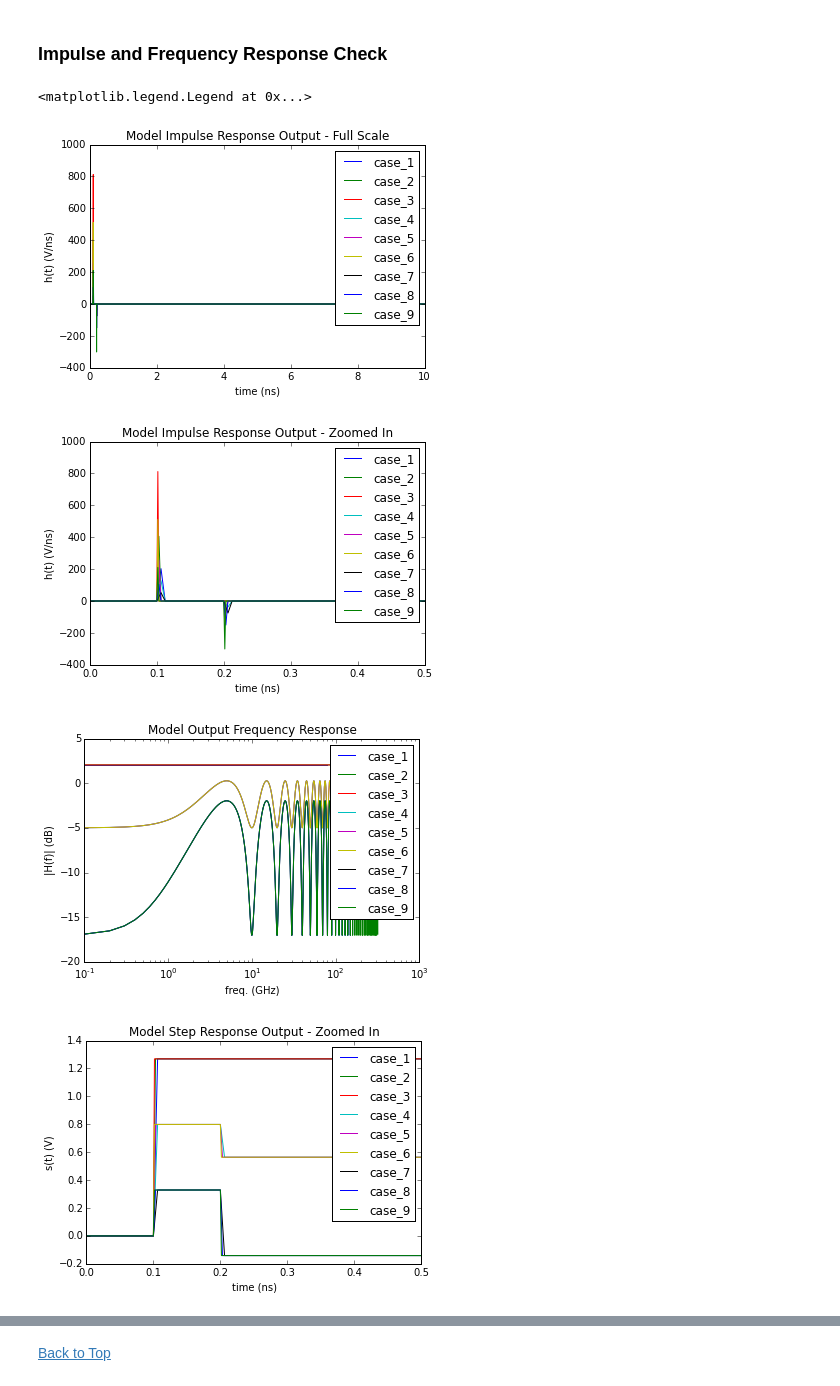
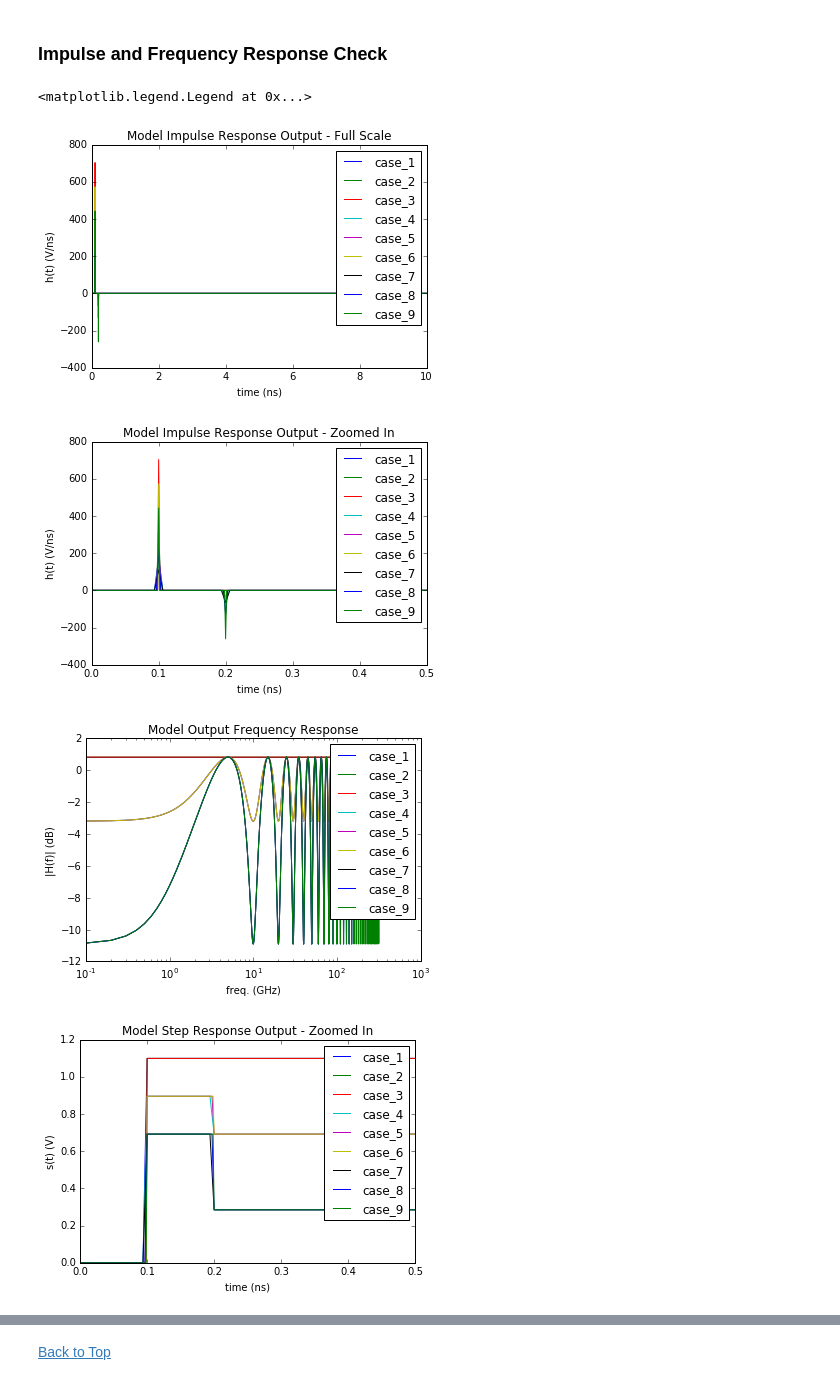
Before and after one commit to capn-freako/ibisami, a Jupyter notebook: example/ibisami_Example_Models_Tester.ipynb, the cells around one changed output, grey strips where cells are left out. Cells and saved outputs as stored; diff of their text form; code cells hidden in the pictures.

```diff
--- a/example/ibisami_Example_Models_Tester.ipynb
+++ b/example/ibisami_Example_Models_Tester.ipynb
@@ -36,7 +37,7 @@ gNumBits     = 100
 bit_time         = 1. / gBitRate
 sample_interval  = bit_time / gSampsPerBit
 row_size         = gNumBits * gSampsPerBit
-channel_response = array([0.0, 1.0 / bit_time,])
+channel_response = array([1.0 / sample_interval, 0.0])
 channel_response.resize(row_size)
 
 my_tx   = ami.AMIModel(gTxDLLName)
@@ -74,7 +75,7 @@ for tx_tap_nm1 in [0, 5, 10]:
     for samps_per_bit in [16, 32, 64]:
         sample_interval  = bit_time / samps_per_bit
         row_size         = gNumBits * samps_per_bit
-        channel_response = array([0.0, 1.0 / sample_interval,])
+        channel_response = array([1.0 / sample_interval, 0.0])
         channel_response.resize(row_size)
         tx_init.ami_params['tx_tap_nm1'] = tx_tap_nm1
         tx_init.sample_interval  = sample_interval
@@ -103,34 +104,34 @@ for tx_tap_nm1 in [0, 5, 10]:
 
         case += 1
 
 plt.figure(1)
 plt.title("Model Impulse Response Output - Full Scale")
 plt.xlabel("time (ns)")
 plt.ylabel("h(t) (V/ns)")
 plt.legend()
 
 plt.figure(2)
 plt.title("Model Impulse Response Output - Zoomed In")
 plt.xlabel("time (ns)")
 plt.ylabel("h(t) (V/ns)")
 plt.axis(xmax = gTxZoomBits * bit_time * 1.e9)
 plt.legend()
 
 plt.figure(3)
 plt.title("Model Output Frequency Response")
 plt.xlabel("freq. (GHz)")
 plt.ylabel("|H(f)| (dB)")
 plt.legend()
 
 plt.figure(4)
 plt.title("Model Step Response Output - Zoomed In")
 plt.xlabel("time (ns)")
 plt.ylabel("s(t) (V)")
 plt.axis(xmax = gTxZoomBits * bit_time * 1.e9)
 plt.legend()
 # %% [output]
 <matplotlib.legend.Legend at 0x...>
-[figure, old version]
+[figure, new version]
-[figure, old version]
+[figure, new version]
-[figure, old version]
+[figure, new version]
-[figure, old version]
+[figure, new version]
```
Also changed, not shown: parts of 11 cells of this notebook, 11 other files.
